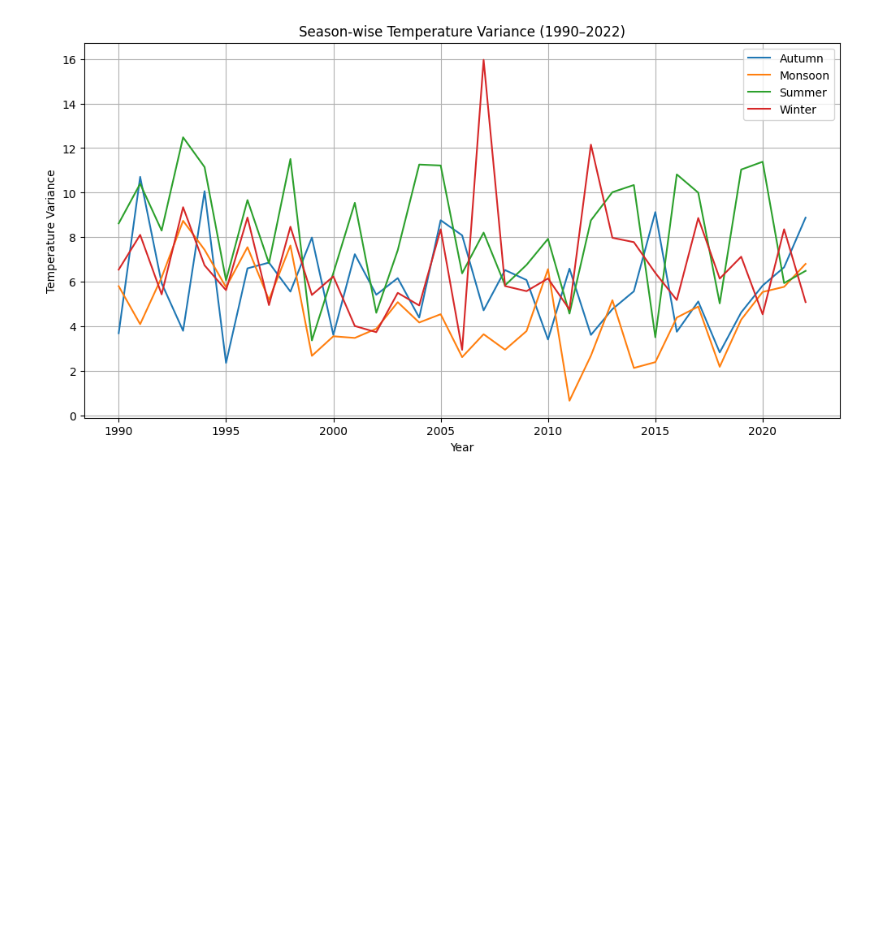
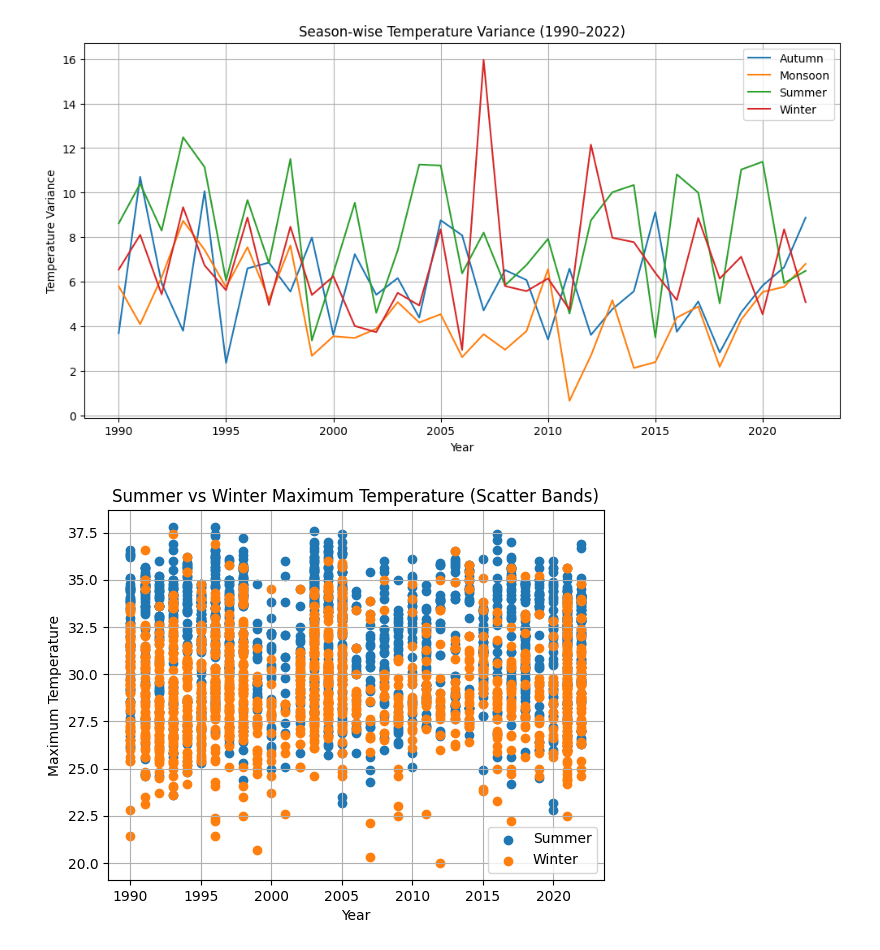
Before and after one commit to Gaurav-kumar228/Data_manuplation, a Jupyter notebook: Welcome_To_Colab.ipynb, the cells around one changed output. Saved outputs shown, nothing was run; the diff lists cells and outputs as text; code cells hidden in the pictures; blank space fills up the shorter version.

```diff
--- a/Welcome_To_Colab.ipynb
+++ b/Welcome_To_Colab.ipynb
@@ -701,3 +701,20 @@ plt.grid(True)
 plt.show()
 # %% [output]
 [figure]
+# %%
+df_summer = df_max_temp[df1['month'].isin([3,4,5])]
+
+df_winter = df_max_temp[df_max_temp['month'].isin([12,1,2])]
+
+plt.scatter(df_summer['year'], df_summer['tmax'], label='Summer')
+plt.scatter(df_winter['year'], df_winter['tmax'], label='Winter')
+
+plt.xlabel('Year')
+plt.ylabel('Maximum Temperature')
+plt.title('Summer vs Winter Maximum Temperature (Scatter Bands)')
+plt.legend()
+plt.grid(True)
+
+plt.show()
+# %% [output]
+[figure, added]
```
